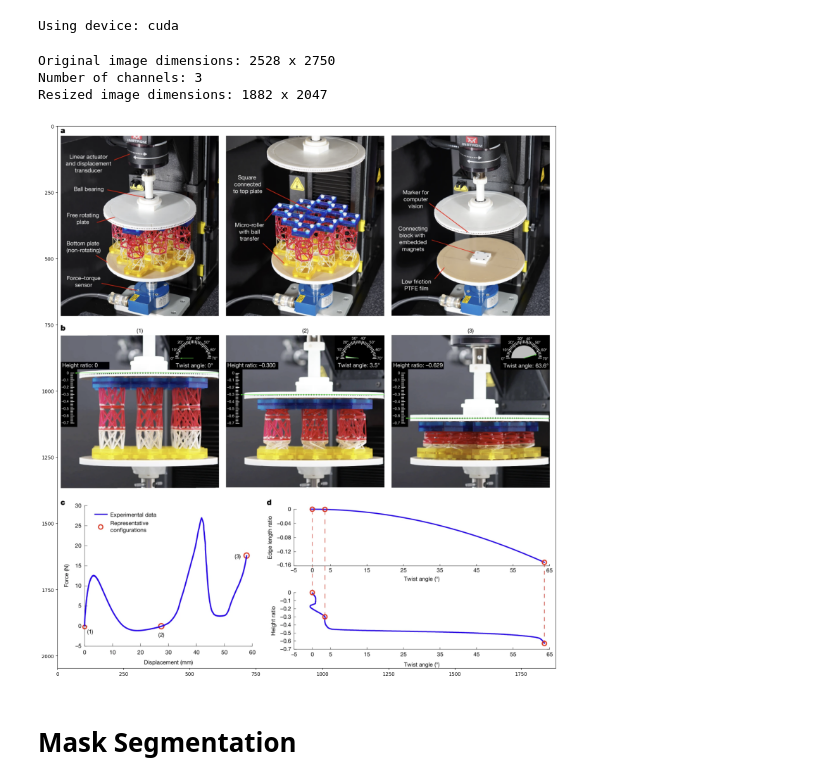
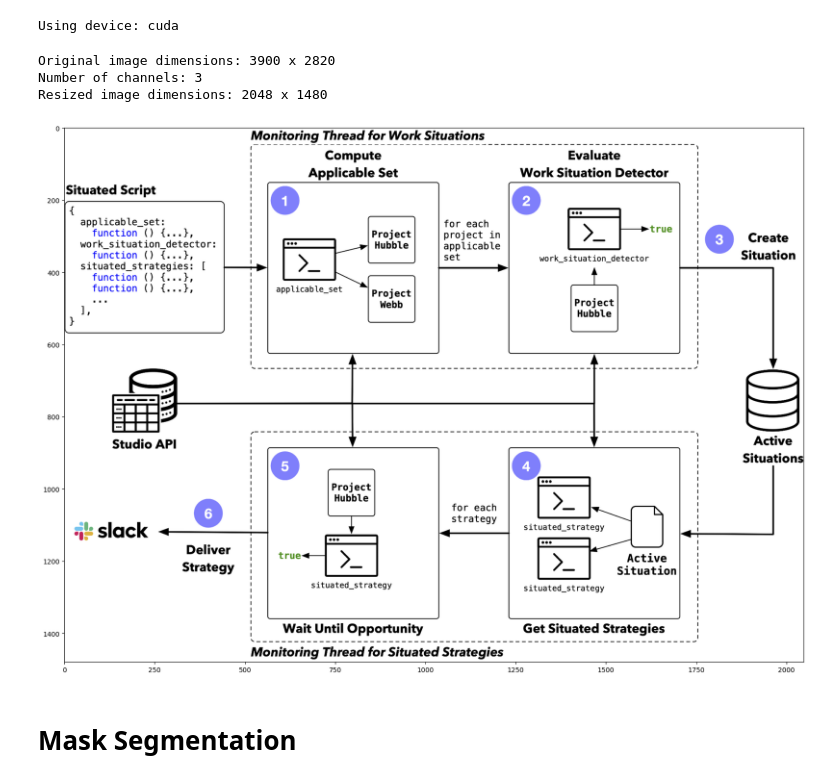
Before and after one commit to Accessibility-Research-Collective-UCI/sam2-figures, a Jupyter notebook: sam-new-figures.ipynb, the cells around one changed output. Saved outputs shown, nothing was run; the diff lists cells and outputs as text; code cells hidden in the pictures.

```diff
--- a/sam-new-figures.ipynb
+++ b/sam-new-figures.ipynb
@@ -153,37 +153,37 @@ files = [
     {
         "source": "co11ab",
         "name": "figure-2",
         "file": "examples/co11ab/figure-2.png"
     },
 ]
-index = 0
+index = 6
 source = files[index]["source"]
 name = files[index]["name"]
 file = files[index]["file"]
 
 image = cv2.imread(file)
 image = cv2.cvtColor(image, cv2.COLOR_BGR2RGB)
 
 height, width, channels = image.shape
 print(f"Original image dimensions: {width} x {height}")
 print(f"Number of channels: {channels}")
 
 # resize image
 dim = 2048
 r = np.min([dim / image.shape[1], dim / image.shape[0]])
 image = cv2.resize(image, (int(image.shape[1] * r), int(image.shape[0] * r)))
 height, width, channels = image.shape
 print(f"Resized image dimensions: {width} x {height}")
 
 plt.figure(figsize=(20, 20))
 plt.imshow(image)
 plt.axis("on")
 plt.show()
 # %% [output]
-Original image dimensions: 2528 x 2750
+Original image dimensions: 3900 x 2820
 Number of channels: 3
-Resized image dimensions: 1882 x 2047
+Resized image dimensions: 2048 x 1480
-[figure, old version]
+[figure, new version]
 # %% [markdown]
 # Mask Segmentation
 # %%
```
Also changed, not shown: parts of 3 cells of this notebook, 3 other files.
